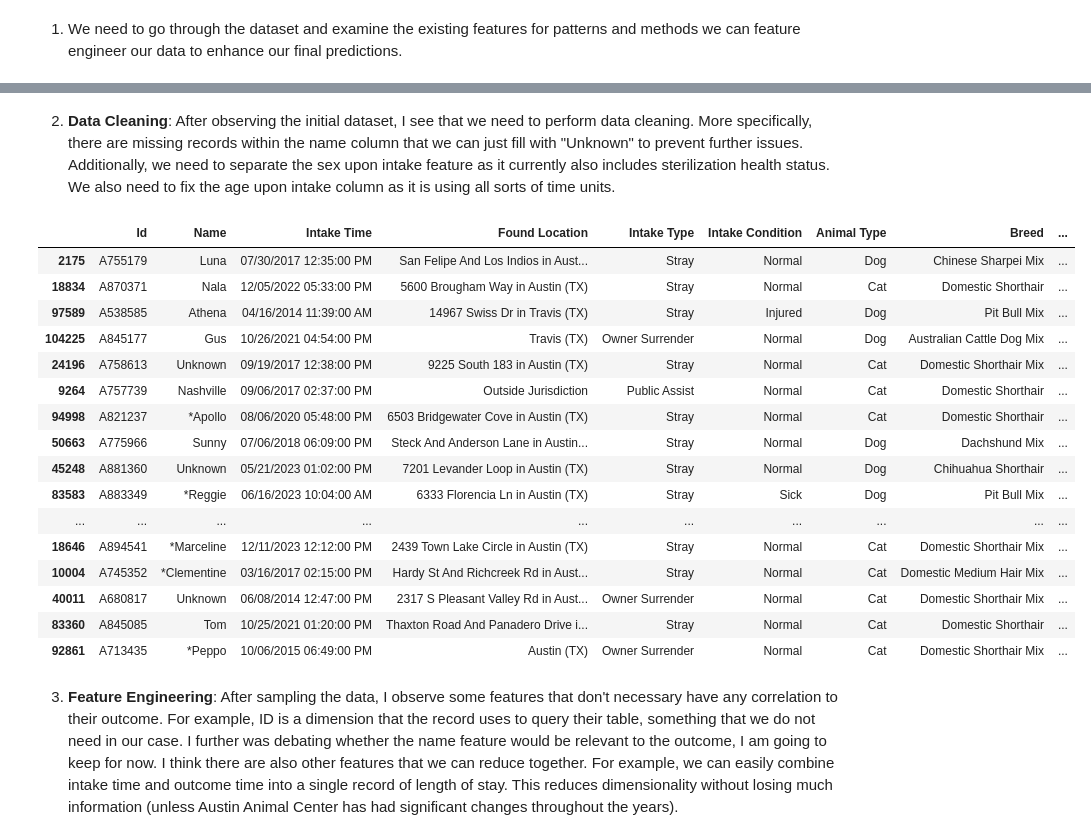
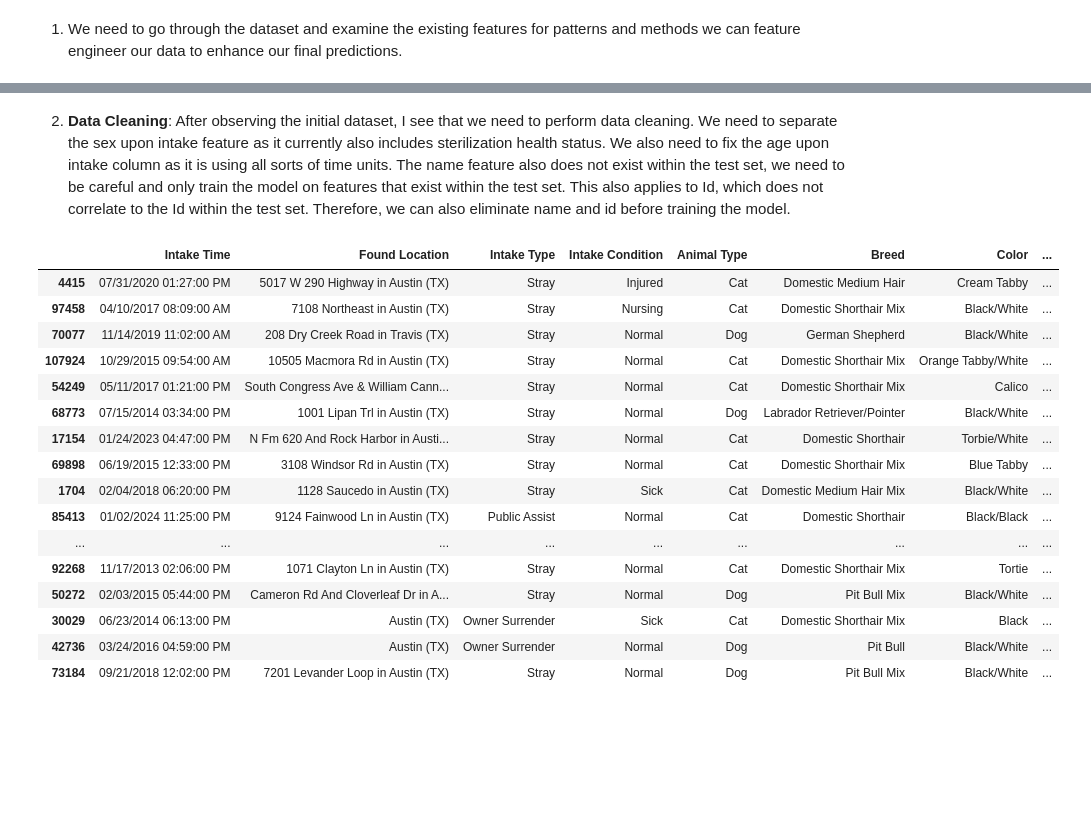
Before and after one commit to chenyiwang24/cs363_final_project, a Jupyter notebook: final.ipynb, the cells around one changed output, grey strips where cells are left out. Cells and saved outputs as stored; diff of their text form; code cells hidden in the pictures; blank space fills up the shorter version.

Commit message:
Cleaning and feature engineering

```diff
--- a/final.ipynb
+++ b/final.ipynb
@@ -48,65 +48,73 @@ animal_data.sample(20) # sample some data
 # %% [markdown]
-2. **Data Cleaning**: After observing the initial dataset, I see that we need to perform data cleaning. More specifically, there are missing records within the name column that we can just fill with "Unknown" to prevent further issues. Additionally, we need to separate the sex upon intake feature as it currently also includes sterilization health status. We also need to fix the age upon intake column as it is using all sorts of time units.
+2. **Data Cleaning**: After observing the initial dataset, I see that we need to perform data cleaning. We need to separate the sex upon intake feature as it currently also includes sterilization health status. We also need to fix the age upon intake column as it is using all sorts of time units. The name feature also does not exist within the test set, we need to be careful and only train the model on features that exist within the test set. This also applies to Id, which does not correlate to the Id within the test set. Therefore, we can also eliminate name and id before training the model.
 # %%
-# fill missing names with "Unknown"
-animal_data['Name'] = animal_data['Name'].fillna('Unknown')
+# drop name feature entirely
+animal_data.drop("Name", axis=1, inplace=True)
+
+# drop id feature entirely
+animal_data.drop("Id", axis=1, inplace=True)
+
+# drop outcome time
+animal_data.drop("Outcome Time", axis=1, inplace=True)
+
+# drop birth date
+animal_data.drop("Date of Birth", axis=1, inplace=True)
 
 # separate age at intake and reproductive status, create new column
 split_cols = animal_data['Sex upon Intake'].str.split(' ', n=1, expand=True)
 
 # handle cases where the split returns "Unknown"
-animal_data['Sterilization Status'] = split_cols[0].map({
-    'Neutered': 'Yes',
-    'Spayed': 'Yes',
-    'Intact': 'No',
-    'Unknown': 'Unknown'
-}).fillna('Unknown')  # in case of unexpected values
+animal_data['Sterilized'] = split_cols[0].map({
+    'Neutered': 'True',
+    'Spayed': 'True',
+    'Intact': 'False',
+    'Unknown': 'False'
+}).fillna('False')  # unexpected values, let's assume not sterilized
 
-# assign gender
-animal_data['Sex'] = split_cols[1].where(split_cols[1].notna(), 'Unknown')
+# assign gender, we can keep it a binary by make the feature "Male", where male = true and female = false
+animal_data['Male'] = split_cols[1].apply(lambda x: False if x == 'Female' else True)
 animal_data.drop("Sex upon Intake", axis=1, inplace=True)
 
 # helper to convert age upon intake to years
 def age_to_years(age_str):
     if pd.isna(age_str):
         return None
 
     number, unit = age_str.split()
     number = float(number)
 
     if "year" in unit:
         return number
     elif "month" in unit:
         return number / 12
     elif "week" in unit:
         return number / 52
     elif "day" in unit:
         return number / 365
     else:
         return None  # in case of an unexpected format
 
 # convert age to years
 animal_data['Age'] = animal_data['Age upon Intake'].apply(age_to_years)
 animal_data.drop('Age upon Intake', axis=1, inplace=True)
 
-animal_data.sample(20)
+pd.set_option('display.max_columns', None)
+animal_data.sample(20) # sample some data after transformations
 # %% [output]
-|  | Id | Name | Intake Time | Found Location | Intake Type | Intake Condition | Animal Type | Breed | ... |
-| 2175 | A755179 | Luna | 07/30/2017 12:35:00 PM | San Felipe And Los Indios in Aust... | Stray | Normal | Dog | Chinese Sharpei Mix | ... |
-| 18834 | A870371 | Nala | 12/05/2022 05:33:00 PM | 5600 Brougham Way in Austin (TX) | Stray | Normal | Cat | Domestic Shorthair | ... |
-| 97589 | A538585 | Athena | 04/16/2014 11:39:00 AM | 14967 Swiss Dr in Travis (TX) | Stray | Injured | Dog | Pit Bull Mix | ... |
-| 104225 | A845177 | Gus | 10/26/2021 04:54:00 PM | Travis (TX) | Owner Surrender | Normal | Dog | Australian Cattle Dog Mix | ... |
-| 24196 | A758613 | Unknown | 09/19/2017 12:38:00 PM | 9225 South 183 in Austin (TX) | Stray | Normal | Cat | Domestic Shorthair Mix | ... |
-| 9264 | A757739 | Nashville | 09/06/2017 02:37:00 PM | Outside Jurisdiction | Public Assist | Normal | Cat | Domestic Shorthair | ... |
-| 94998 | A821237 | *Apollo | 08/06/2020 05:48:00 PM | 6503 Bridgewater Cove in Austin (TX) | Stray | Normal | Cat | Domestic Shorthair | ... |
-| 50663 | A775966 | Sunny | 07/06/2018 06:09:00 PM | Steck And Anderson Lane in Austin... | Stray | Normal | Dog | Dachshund Mix | ... |
-| 45248 | A881360 | Unknown | 05/21/2023 01:02:00 PM | 7201 Levander Loop in Austin (TX) | Stray | Normal | Dog | Chihuahua Shorthair | ... |
-| 83583 | A883349 | *Reggie | 06/16/2023 10:04:00 AM | 6333 Florencia Ln in Austin (TX) | Stray | Sick | Dog | Pit Bull Mix | ... |
-| ... | ... | ... | ... | ... | ... | ... | ... | ... | ... |
-| 18646 | A894541 | *Marceline | 12/11/2023 12:12:00 PM | 2439 Town Lake Circle in Austin (TX) | Stray | Normal | Cat | Domestic Shorthair Mix | ... |
-| 10004 | A745352 | *Clementine | 03/16/2017 02:15:00 PM | Hardy St And Richcreek Rd in Aust... | Stray | Normal | Cat | Domestic Medium Hair Mix | ... |
-| 40011 | A680817 | Unknown | 06/08/2014 12:47:00 PM | 2317 S Pleasant Valley Rd in Aust... | Owner Surrender | Normal | Cat | Domestic Shorthair Mix | ... |
-| 83360 | A845085 | Tom | 10/25/2021 01:20:00 PM | Thaxton Road And Panadero Drive i... | Stray | Normal | Cat | Domestic Shorthair | ... |
-| 92861 | A713435 | *Peppo | 10/06/2015 06:49:00 PM | Austin (TX) | Owner Surrender | Normal | Cat | Domestic Shorthair Mix | ... |
+|  | Intake Time | Found Location | Intake Type | Intake Condition | Animal Type | Breed | Color | ... |
+| 4415 | 07/31/2020 01:27:00 PM | 5017 W 290 Highway in Austin (TX) | Stray | Injured | Cat | Domestic Medium Hair | Cream Tabby | ... |
+| 97458 | 04/10/2017 08:09:00 AM | 7108 Northeast in Austin (TX) | Stray | Nursing | Cat | Domestic Shorthair Mix | Black/White | ... |
+| 70077 | 11/14/2019 11:02:00 AM | 208 Dry Creek Road in Travis (TX) | Stray | Normal | Dog | German Shepherd | Black/White | ... |
+| 107924 | 10/29/2015 09:54:00 AM | 10505 Macmora Rd in Austin (TX) | Stray | Normal | Cat | Domestic Shorthair Mix | Orange Tabby/White | ... |
+| 54249 | 05/11/2017 01:21:00 PM | South Congress Ave & William Cann... | Stray | Normal | Cat | Domestic Shorthair Mix | Calico | ... |
+| 68773 | 07/15/2014 03:34:00 PM | 1001 Lipan Trl in Austin (TX) | Stray | Normal | Dog | Labrador Retriever/Pointer | Black/White | ... |
+| 17154 | 01/24/2023 04:47:00 PM | N Fm 620 And Rock Harbor in Austi... | Stray | Normal | Cat | Domestic Shorthair | Torbie/White | ... |
+| 69898 | 06/19/2015 12:33:00 PM | 3108 Windsor Rd in Austin (TX) | Stray | Normal | Cat | Domestic Shorthair Mix | Blue Tabby | ... |
+| 1704 | 02/04/2018 06:20:00 PM | 1128 Saucedo in Austin (TX) | Stray | Sick | Cat | Domestic Medium Hair Mix | Black/White | ... |
+| 85413 | 01/02/2024 11:25:00 PM | 9124 Fainwood Ln in Austin (TX) | Public Assist | Normal | Cat | Domestic Shorthair | Black/Black | ... |
+| ... | ... | ... | ... | ... | ... | ... | ... | ... |
+| 92268 | 11/17/2013 02:06:00 PM | 1071 Clayton Ln in Austin (TX) | Stray | Normal | Cat | Domestic Shorthair Mix | Tortie | ... |
+| 50272 | 02/03/2015 05:44:00 PM | Cameron Rd And Cloverleaf Dr in A... | Stray | Normal | Dog | Pit Bull Mix | Black/White | ... |
+| 30029 | 06/23/2014 06:13:00 PM | Austin (TX) | Owner Surrender | Sick | Cat | Domestic Shorthair Mix | Black | ... |
+| 42736 | 03/24/2016 04:59:00 PM | Austin (TX) | Owner Surrender | Normal | Dog | Pit Bull | Black/White | ... |
+| 73184 | 09/21/2018 12:02:00 PM | 7201 Levander Loop in Austin (TX) | Stray | Normal | Dog | Pit Bull Mix | Black/White | ... |
-# %% [markdown]
-3. **Feature Engineering**: After sampling the data, I observe some features that don't necessary have any correlation to their outcome. For example, ID is a dimension that the record uses to query their table, something that we do not need in our case. I further was debating whether the name feature would be relevant to the outcome, I am going to keep for now. I think there are also other features that we can reduce together. For example, we can easily combine intake time and outcome time into a single record of length of stay. This reduces dimensionality without losing much information (unless Austin Animal Center has had significant changes throughout the years).
```
Also changed, not shown: parts of 17 cells of this notebook.
